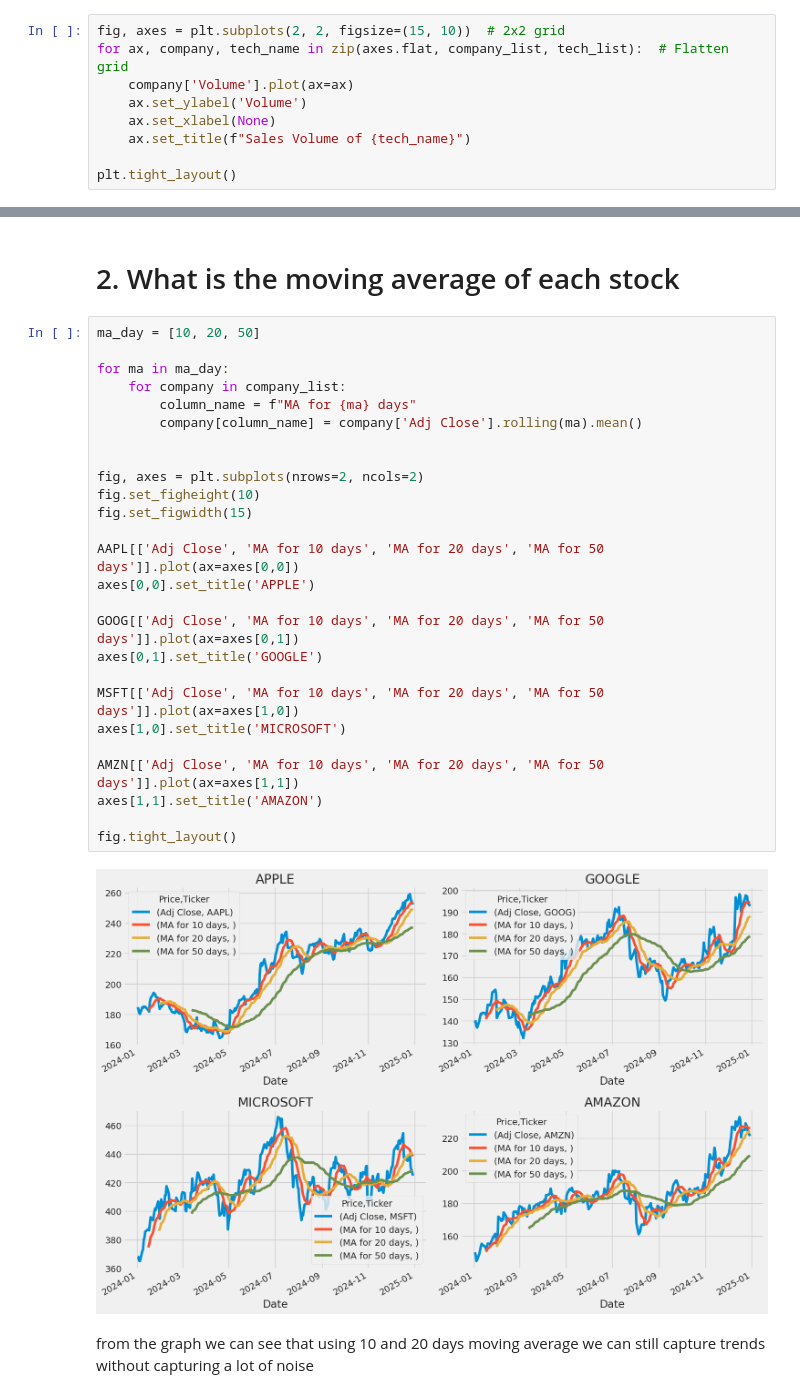
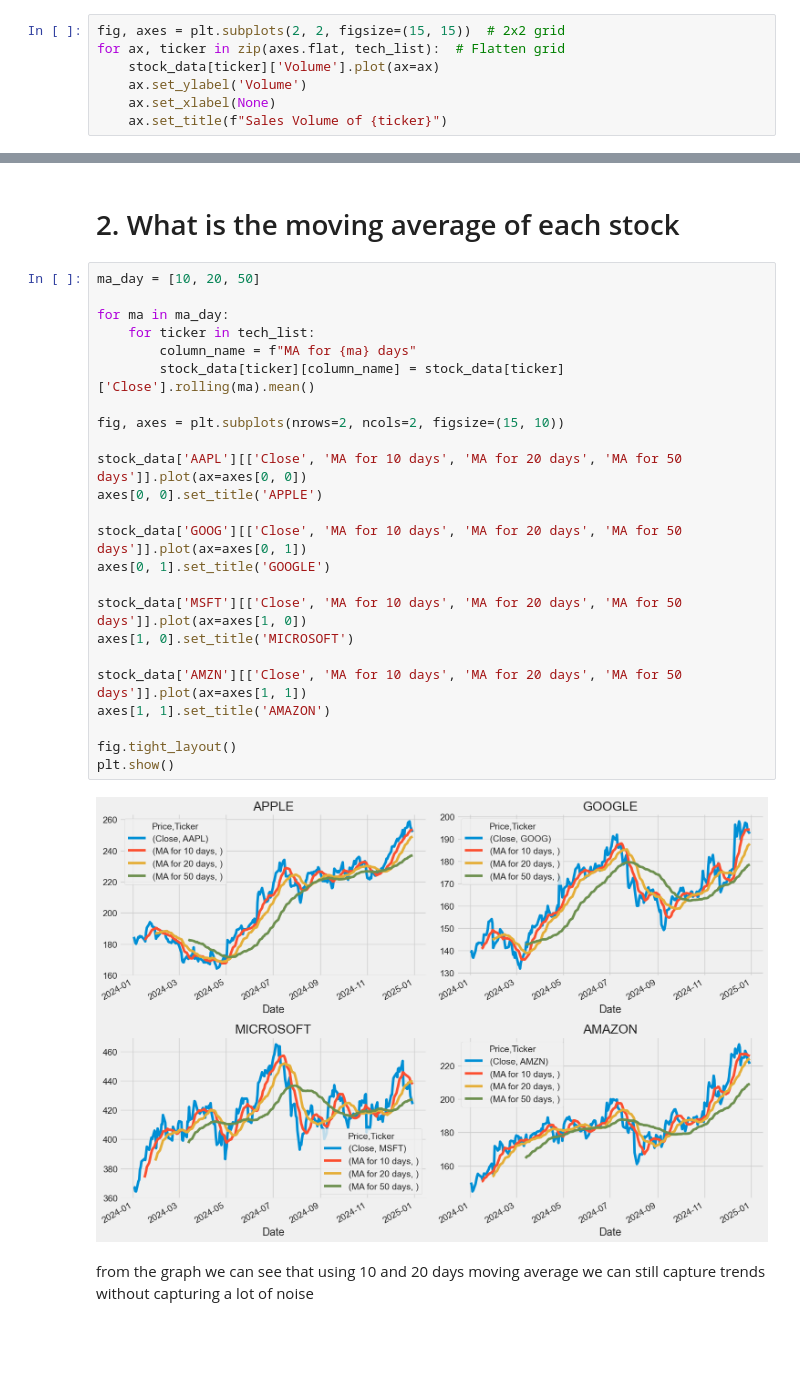
Before and after one commit to JustAthar19/Companies-Stock-Price-Forecasting, a Jupyter notebook: stock-price-prediction.ipynb, the cells around one changed output, grey strips where cells are left out. Cells and saved outputs as stored; diff of their text form; blank space fills up the shorter version.

```diff
--- a/stock-price-prediction.ipynb
+++ b/stock-price-prediction.ipynb
@@ -75,12 +89,10 @@ plt.tight_layout()
 # %% [markdown]
 total number of shares that are bought or sold (traded) within a specific period of time
 # %%
-fig, axes = plt.subplots(2, 2, figsize=(15, 10))  # 2x2 grid
-for ax, company, tech_name in zip(axes.flat, company_list, tech_list):  # Flatten grid
-    company['Volume'].plot(ax=ax)
+fig, axes = plt.subplots(2, 2, figsize=(15, 15))  # 2x2 grid
+for ax, ticker in zip(axes.flat, tech_list):  # Flatten grid
+    stock_data[ticker]['Volume'].plot(ax=ax)
     ax.set_ylabel('Volume')
     ax.set_xlabel(None)
-    ax.set_title(f"Sales Volume of {tech_name}")
-
-plt.tight_layout()
+    ax.set_title(f"Sales Volume of {ticker}")
 # %% [output]
@@ -90,31 +102,29 @@ plt.tight_layout()
 # %%
 ma_day = [10, 20, 50]
 
 for ma in ma_day:
-    for company in company_list:
+    for ticker in tech_list:
         column_name = f"MA for {ma} days"
-        company[column_name] = company['Adj Close'].rolling(ma).mean()
+        stock_data[ticker][column_name] = stock_data[ticker]['Close'].rolling(ma).mean()
 
+fig, axes = plt.subplots(nrows=2, ncols=2, figsize=(15, 10))
 
-fig, axes = plt.subplots(nrows=2, ncols=2)
-fig.set_figheight(10)
-fig.set_figwidth(15)
+stock_data['AAPL'][['Close', 'MA for 10 days', 'MA for 20 days', 'MA for 50 days']].plot(ax=axes[0, 0])
+axes[0, 0].set_title('APPLE')
 
-AAPL[['Adj Close', 'MA for 10 days', 'MA for 20 days', 'MA for 50 days']].plot(ax=axes[0,0])
-axes[0,0].set_title('APPLE')
+stock_data['GOOG'][['Close', 'MA for 10 days', 'MA for 20 days', 'MA for 50 days']].plot(ax=axes[0, 1])
+axes[0, 1].set_title('GOOGLE')
 
-GOOG[['Adj Close', 'MA for 10 days', 'MA for 20 days', 'MA for 50 days']].plot(ax=axes[0,1])
-axes[0,1].set_title('GOOGLE')
+stock_data['MSFT'][['Close', 'MA for 10 days', 'MA for 20 days', 'MA for 50 days']].plot(ax=axes[1, 0])
+axes[1, 0].set_title('MICROSOFT')
 
-MSFT[['Adj Close', 'MA for 10 days', 'MA for 20 days', 'MA for 50 days']].plot(ax=axes[1,0])
-axes[1,0].set_title('MICROSOFT')
-
-AMZN[['Adj Close', 'MA for 10 days', 'MA for 20 days', 'MA for 50 days']].plot(ax=axes[1,1])
-axes[1,1].set_title('AMAZON')
+stock_data['AMZN'][['Close', 'MA for 10 days', 'MA for 20 days', 'MA for 50 days']].plot(ax=axes[1, 1])
+axes[1, 1].set_title('AMAZON')
 
 fig.tight_layout()
+plt.show()
 # %% [output]
-[figure, old version]
+[figure, new version]
 # %% [markdown]
 from the graph we can see that using 10 and 20 days moving average we can still capture trends without capturing a lot of noise
 # %% [markdown]
```
Also changed, not shown: parts of 28 cells of this notebook.
